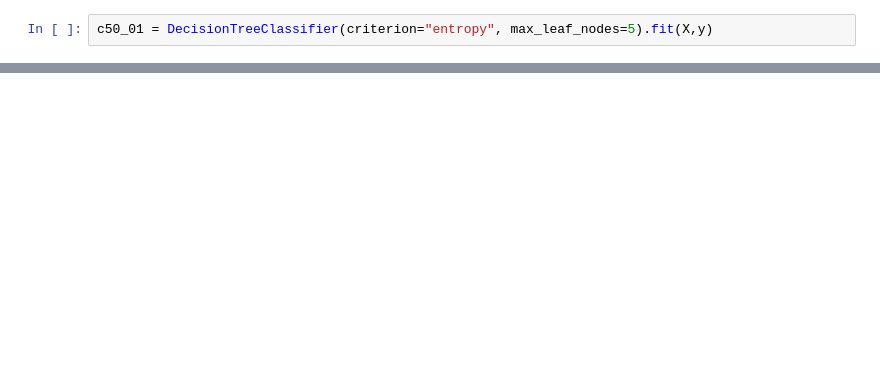
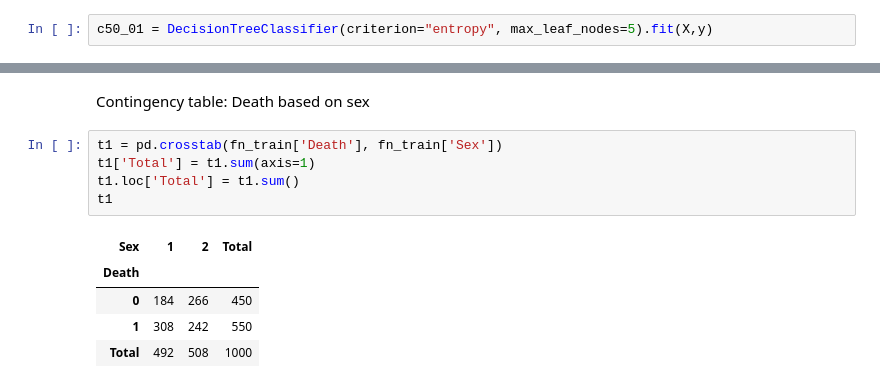
Before and after one commit to Riverag0011/502-01, a Jupyter notebook: Untitled.ipynb, the cells around one changed output, grey strips where cells are left out. Drawn from its saved outputs; the diff is of its cells as text; blank space fills up the shorter version.

```diff
--- a/Untitled.ipynb
+++ b/Untitled.ipynb
@@ -351,0 +80,13 @@ mean_absolute_error(y_true = ytrue, y_pred = ypred)
+# %% [markdown]
+Contingency table: Death based on sex
+# %%
+t1 = pd.crosstab(fn_train['Death'], fn_train['Sex'])
+t1['Total'] = t1.sum(axis=1)
+t1.loc['Total'] = t1.sum()
+t1
+# %% [output]
+| Sex | 1 | 2 | Total |
+| Death |  |  |  |
+| 0 | 184 | 266 | 450 |
+| 1 | 308 | 242 | 550 |
+| Total | 492 | 508 | 1000 |
```
Also changed, not shown: parts of 101 cells of this notebook, 6 other files.
